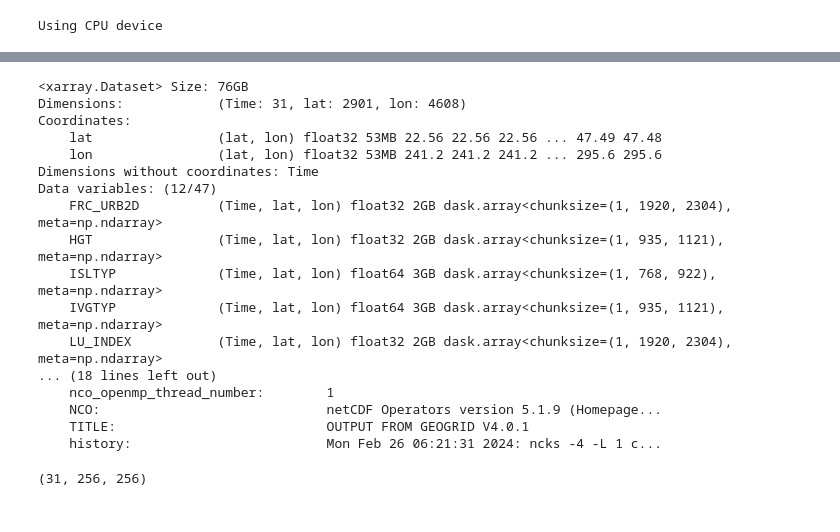
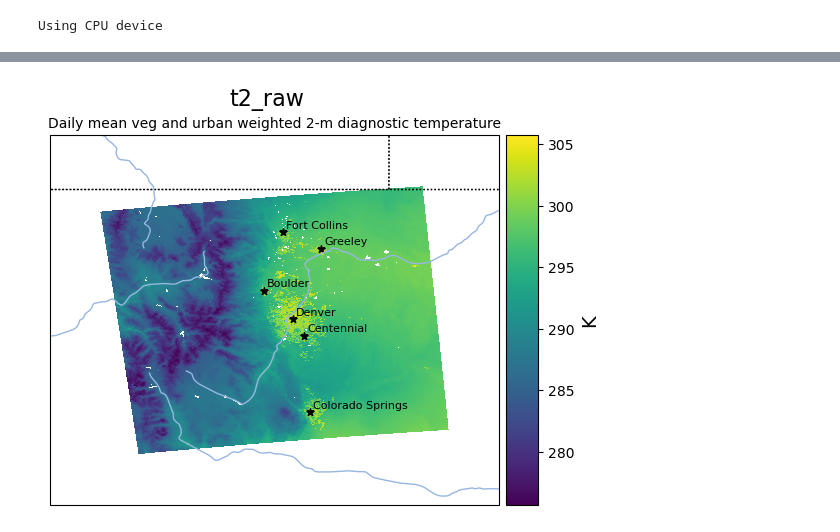
Before and after one commit to MetOffice/ai_data_readiness, a Jupyter notebook: examples/HUMID/HUMID-Grid_model.ipynb, the cells around one changed output, grey strips where cells are left out. Drawn from its saved outputs; the diff is of its cells as text; code cells hidden in the pictures.

Commit message:
Changing HUMID example, download script to run with HUMID vs example data

```diff
--- a/examples/HUMID/HUMID-Grid_model.ipynb
+++ b/examples/HUMID/HUMID-Grid_model.ipynb
@@ -25,11 +27,8 @@ Using CPU device
 # Loading and combining datasets
 path = "./data"
 nc_files = glob.glob(os.path.join(path, "*.nc4"))
-print(nc_files)
-''' From original example...
-datasets = [xr.open_dataset(f, engine='netcdf4') for f in nc_files]
-combined_ds = xr.concat(datasets, dim='Time')
-'''
+nc_files = [fname for fname in nc_files if ('2015' not in fname)]
 combined_ds = xr.open_mfdataset(nc_files, combine='nested',
                                 parallel=True, concat_dim='Time')
+combined_ds
 # %% [output]
@@ -37,51 +141,14 @@ combined_ds = xr.open_mfdataset(nc_files, combine='nested',
 # %%
 # Defining the config and hyperparameters
 config = {
-    'time_step': 1,
-    'batch_size': 2,
-    'num_epochs':50,
+    'batch_size': 8,
+    'num_epochs':20,
     'learning_rate': 1e-4,
     'test_size': 0.2,
 }
-combined_ds
-# %% [output]
-<xarray.Dataset> Size: 76GB
-Dimensions:            (Time: 31, lat: 2901, lon: 4608)
-Coordinates:
-    lat                (lat, lon) float32 53MB 22.56 22.56 22.56 ... 47.49 47.48
-    lon                (lat, lon) float32 53MB 241.2 241.2 241.2 ... 295.6 295.6
-Dimensions without coordinates: Time
-Data variables: (12/47)
-    FRC_URB2D          (Time, lat, lon) float32 2GB dask.array<chunksize=(1, 1920, 2304), meta=np.ndarray>
-    HGT                (Time, lat, lon) float32 2GB dask.array<chunksize=(1, 935, 1121), meta=np.ndarray>
-    ISLTYP             (Time, lat, lon) float64 3GB dask.array<chunksize=(1, 768, 922), meta=np.ndarray>
-    IVGTYP             (Time, lat, lon) float64 3GB dask.array<chunksize=(1, 935, 1121), meta=np.ndarray>
-    LU_INDEX           (Time, lat, lon) float32 2GB dask.array<chunksize=(1, 1920, 2304), meta=np.ndarray>
-... (18 lines left out)
-    nco_openmp_thread_number:        1
-    NCO:                             netCDF Operators version 5.1.9 (Homepage...
-    TITLE:                           OUTPUT FROM GEOGRID V4.0.1
-    history:                         Mon Feb 26 06:21:31 2024: ncks -4 -L 1 c...
-# %%
-# Standardize the data
-mean_tas = combined_ds.t2_raw.mean(dim='Time', skipna=True)
-std_tas = combined_ds.t2_raw.std(dim='Time', skipna=True)
-
-standardized_tas = (combined_ds.t2_raw - mean_tas) / std_tas
-
-time_index = 0
-standardized_tas = standardized_tas.isel(lat=slice(0,256),
-                                        lon=slice(0,256))
-'''
-min_lat = 35.0
-max_lat = 40.0
-min_lon = 230.0
-max_lon = 235.0
-lat_range = slice(min_lat, max_lat)  # Replace min_lat and max_lat with your desired latitude range
-lon_range = slice(min_lon, max_lon)  # Replace min_lon and max_lon with your desired longitude range
-print(lat_range, lon_range)
-standardized_tas_slice = standardized_tas.isel(Time=time_index).sel(lat=lat_range, lon=lon_range)
-'''
-standardized_tas.shape
-# %% [output]
-(31, 256, 256)
+# %%
+var = 't2_raw'
+sliced_var = combined_ds[var]
+vis.plot_var(sliced_var, contour=False)
+# %% [output]
+[figure, added]
```
Also changed, not shown: parts of 21 cells of this notebook, 2 other files.
